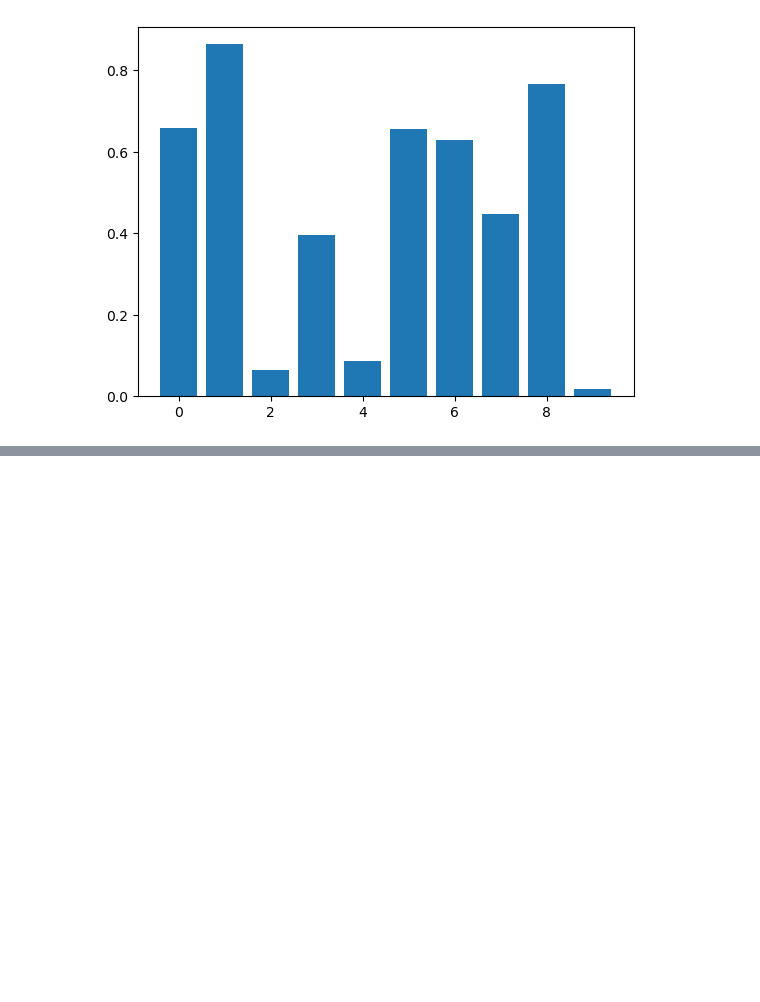
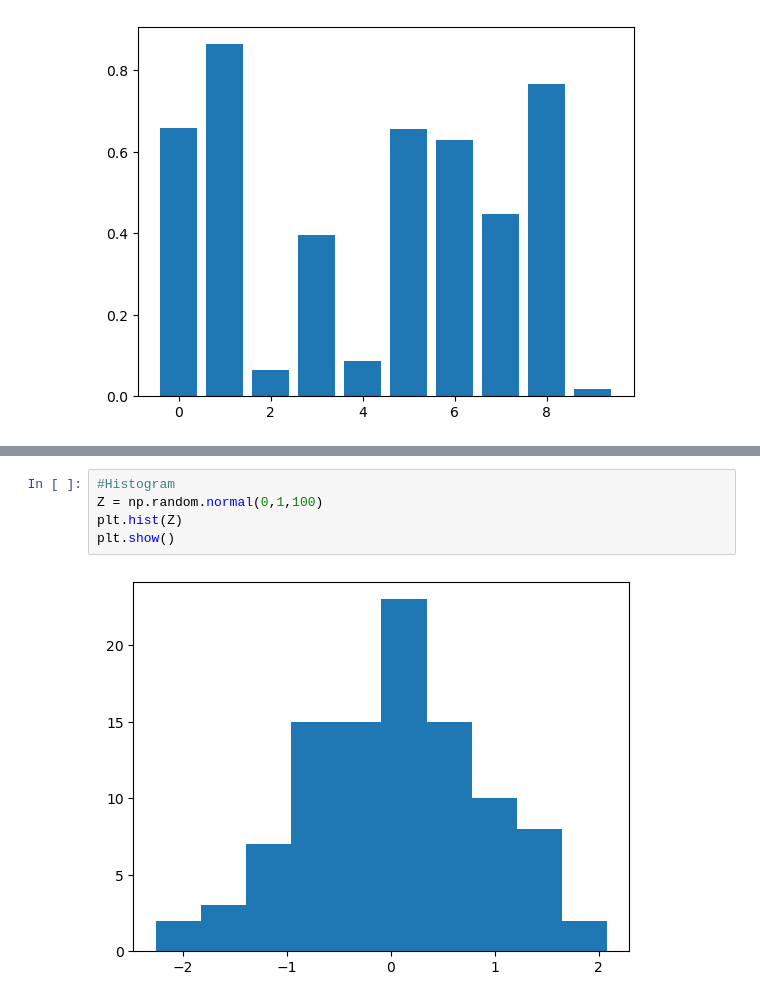
Before and after one commit to Turjo47/DataScience_and_ML_Notes-, a Jupyter notebook: Matplotlib.ipynb, the cells around one changed output, grey strips where cells are left out. Drawn from its saved outputs; the diff is of its cells as text; blank space fills up the shorter version.

```diff
--- a/Matplotlib.ipynb
+++ b/Matplotlib.ipynb
@@ -34,0 +52,7 @@ plt.imshow(
+# %%
+#Histogram
+Z = np.random.normal(0,1,100)
+plt.hist(Z)
+plt.show()
+# %% [output]
+[figure, added]
```
Also changed, not shown: parts of 5 cells of this notebook, 1 other file.
